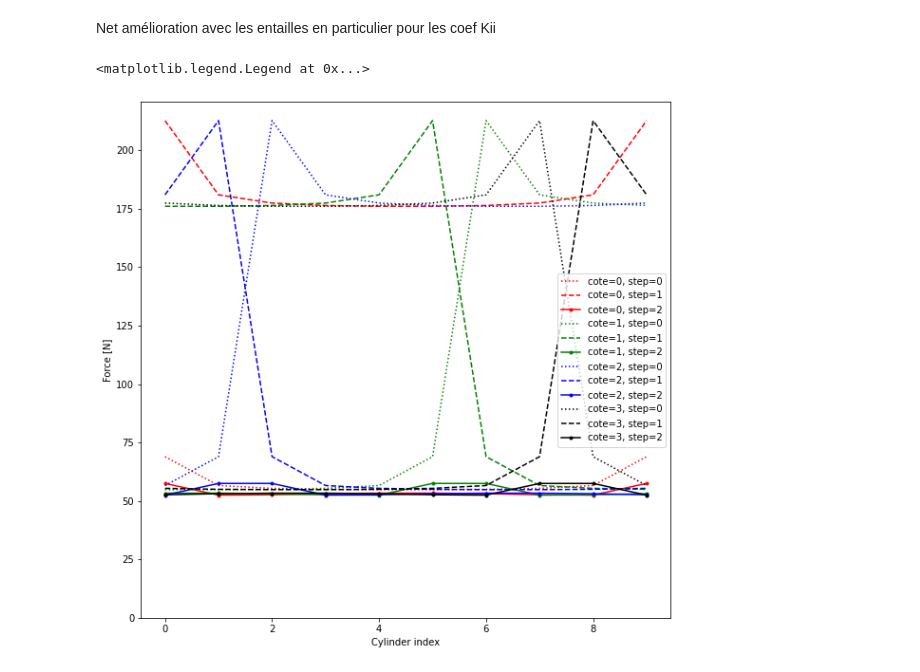
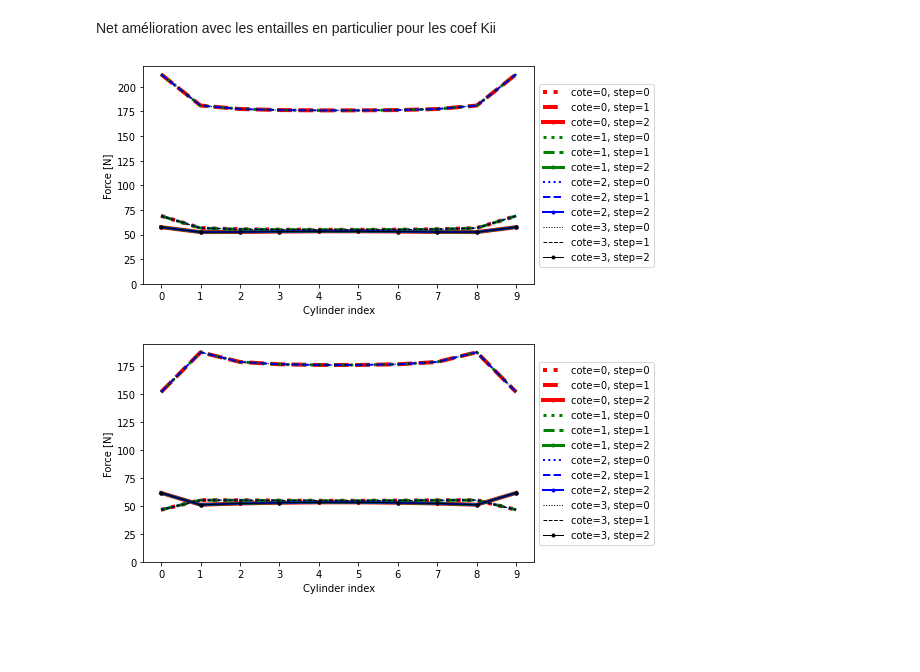
Before and after one commit to h06e/abakubc, a Jupyter notebook: utilities/monolithic_study.ipynb, the cells around one changed output. Cells and saved outputs as stored; diff of their text form; code cells hidden in the pictures; blank space fills up the shorter version.

```diff
--- a/utilities/monolithic_study.ipynb
+++ b/utilities/monolithic_study.ipynb
@@ -507,33 +522,37 @@ Net amélioration avec les entailles en particulier pour les coef Kii
 # %%
 
 # ! QUE POUR LES CALCULS LIN
 
 def get_norm(x, y) -> float:
     return sqrt(x**2+y**2)
 
+def plot_forces(test):
+    time_step, extracted_disp_and_force = test.get_forces()
+    rf = extracted_disp_and_force['TBC']
 
-test = data['mono_2D_CC_1']
-time_step, extracted_disp_and_force = test.get_forces()
-rf = extracted_disp_and_force['TBC']
+    rf_norm = np.zeros((4, 10, 3))
+    for cote in range(4):
+        for cyl in range(10):
+            if len(rf[cote*12*4+cyl*12]) != 0:
+                rf_norm[cote, cyl, :] = np.array([get_norm(rf[cote*12*10+cyl*12][1], rf[cote*12*10+cyl*12+1][1]),
+                                        get_norm(rf[cote*12*10+cyl*12][2], rf[cote*12*10+cyl*12+1][2]),
+                                        get_norm(rf[cote*12*10+cyl*12][3], rf[cote*12*10+cyl*12+1][3])])
 
-rf_norm = np.zeros((4, 10, 3))
-for cote in range(4):
-    for cyl in range(10):
-        if len(rf[cote*12*4+cyl*12]) != 0:
-            rf_norm[cote, cyl, :] = [get_norm(rf[cote*12*4+cyl*12][1], rf[cote*12*4+cyl*12+1][1]),
-                                     get_norm(rf[cote*12*4+cyl*12][2], rf[cote*12*4+cyl*12+1][2]),
-                                     get_norm(rf[cote*12*4+cyl*12][3], rf[cote*12*4+cyl*12+1][3])]
+    plt.figure(figsize=(7,4))
+    color=['r', 'g', 'b', 'k']
+    style=[':', '--', '.-']
+    for cote in range(4):
+        for step in range(3):
+            plt.plot(range(10), rf_norm[cote, :, step], color[cote]+style[step], label=f'{cote=}, {step=}', lw=4-cote)
+    plt.xlabel('Cylinder index')
+    plt.ylabel('Force [N]')
+    plt.xticks(range(10))
+    plt.ylim(bottom=0)
+    plt.legend()
+    plt.legend(loc='center left', bbox_to_anchor=(1, 0.5))
 
-plt.figure(figsize=(10,10))
-color=['r', 'g', 'b', 'k']
-style=[':', '--', '.-']
-for cote in range(4):
-    for step in range(3):
-        plt.plot(range(10), rf_norm[cote, :, step], color[cote]+style[step], label=f'{cote=}, {step=}')
-plt.xlabel('Cylinder index')
-plt.ylabel('Force [N]')
-plt.ylim(bottom=0)
-plt.legend()
+plot_forces(data['mono_2D_CC_1'])
+plot_forces(data['mono_2D_CC_2'])
 # %% [output]
-<matplotlib.legend.Legend at 0x...>
-[figure, old version]
+[figure, new version]
+[figure, added]
```
Also changed, not shown: parts of 20 cells of this notebook, 8 other files.
